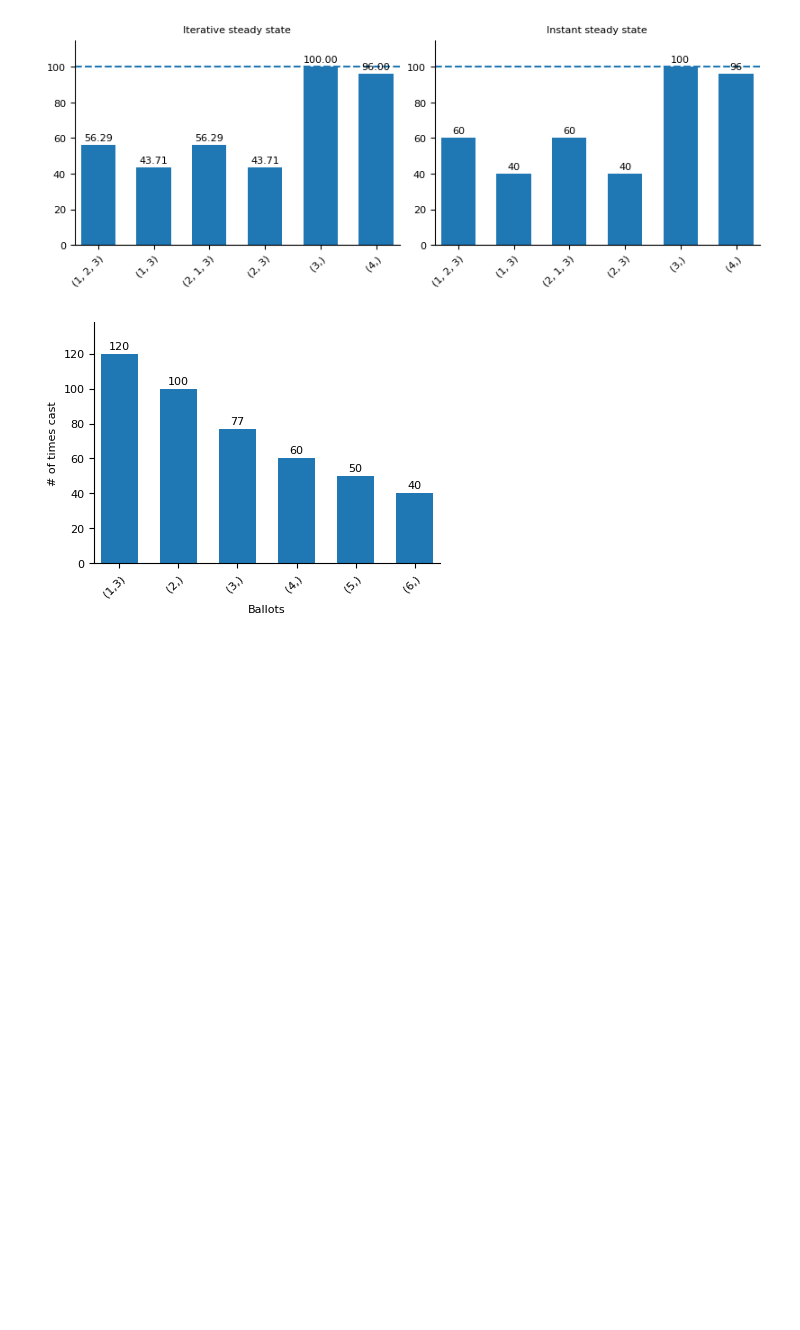
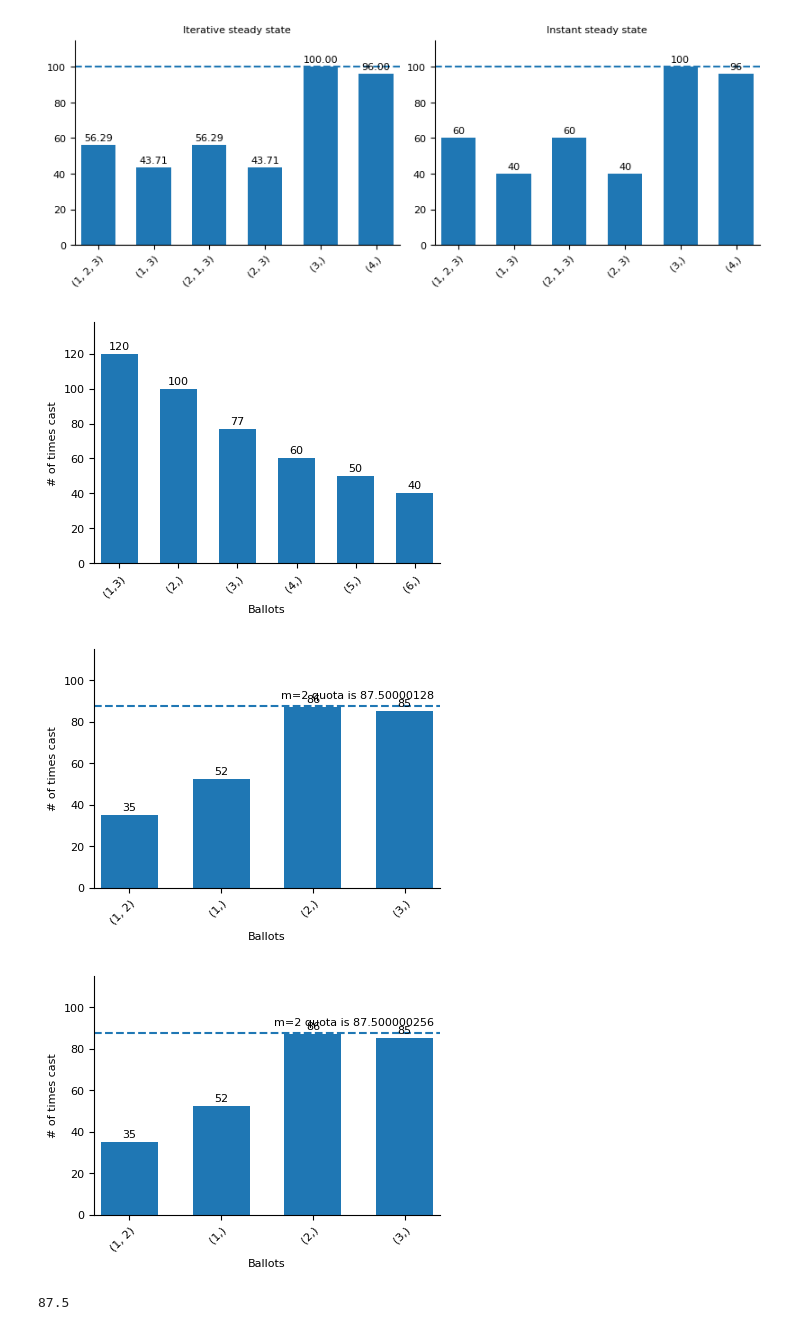
Before and after one commit to EdouardHeitzmann/meek, a Jupyter notebook: keep_recursion.ipynb, the cells around one changed output. Drawn from its saved outputs; the diff is of its cells as text; code cells hidden in the pictures; blank space fills up the shorter version.

Commit message:
exhaust iteration

```diff
--- a/keep_recursion.ipynb
+++ b/keep_recursion.ipynb
@@ -591,3 +572,18 @@ def plot_iterand1(t123, t13, t12, t1, t213, t23, t21, t2, t3, t4, quota):
 
     # With constrained_layout=True, no need for fig.tight_layout()
     plt.show()
+# %%
+plot_iterand4(t12, t1, t2, t3, q)
+t12, t1, t2, t3, q = single_iteration2(t12, t1, t2, t3, q)
+plot_iterand4(t12, t1, t2, t3, q)
+# %% [output]
+[figure, added]
+[figure, added]
+# %%
+7/12
+60*7/12
+35+52.5
+90*5/12
+(297-37.5)/3+1
+# %% [output]
+87.5
```
Also changed, not shown: parts of 4 cells of this notebook.
